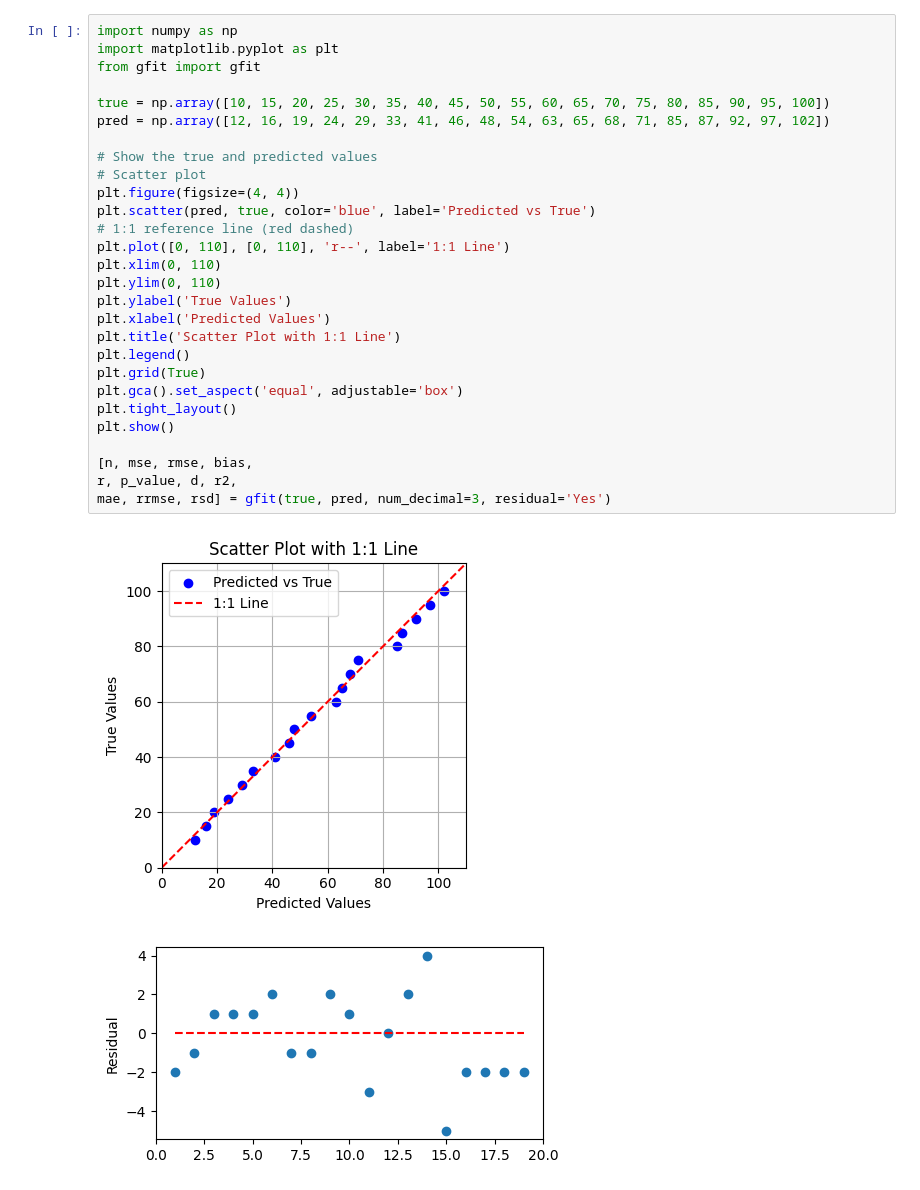
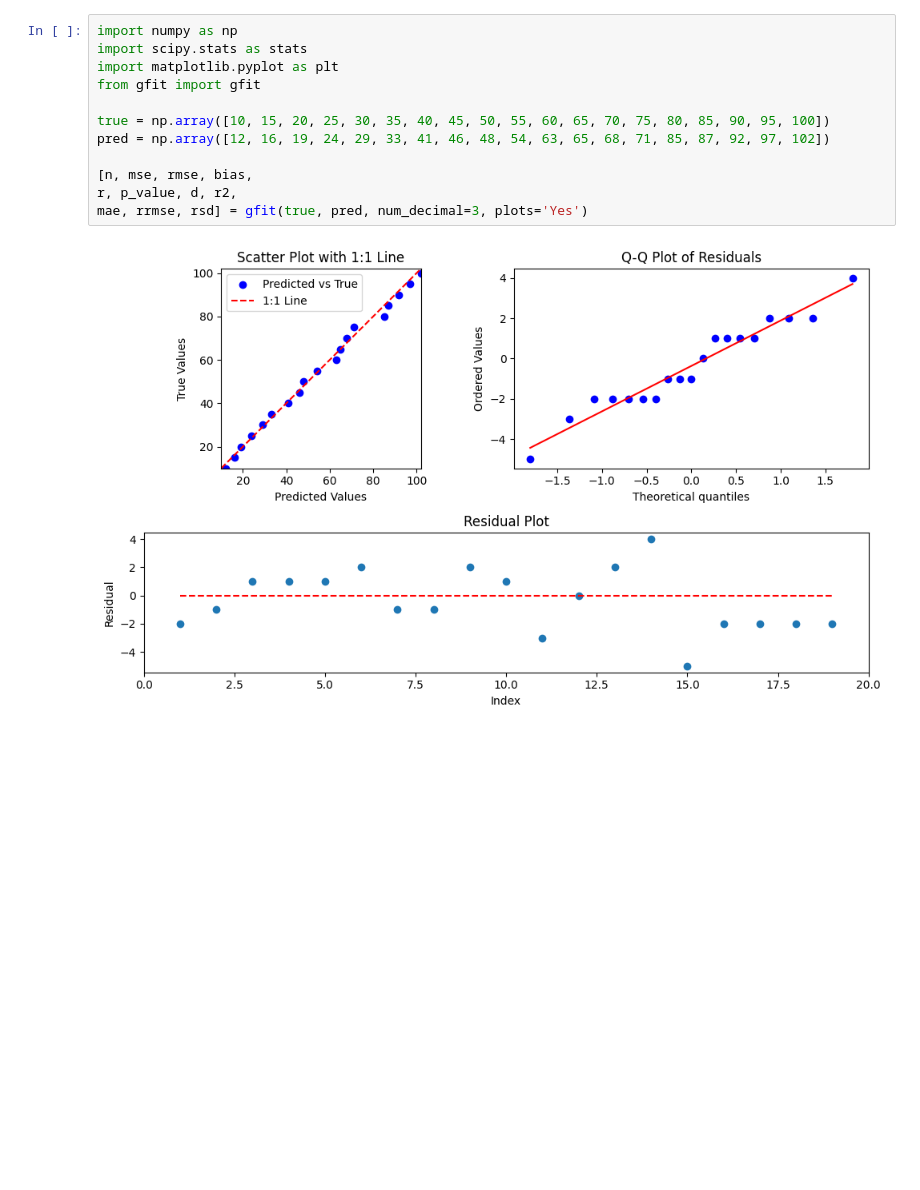
Before and after one commit to RuiGao9/GoodnessOfFitModel, a Jupyter notebook: demo_test.ipynb, the cells around one changed output. Cells and saved outputs as stored; diff of their text form; blank space fills up the shorter version.

```diff
--- a/demo_test.ipynb
+++ b/demo_test.ipynb
@@ -1,34 +1,17 @@
 # %%
 import numpy as np
+import scipy.stats as stats
 import matplotlib.pyplot as plt
 from gfit import gfit
 
 true = np.array([10, 15, 20, 25, 30, 35, 40, 45, 50, 55, 60, 65, 70, 75, 80, 85, 90, 95, 100])
 pred = np.array([12, 16, 19, 24, 29, 33, 41, 46, 48, 54, 63, 65, 68, 71, 85, 87, 92, 97, 102])
 
-# Show the true and predicted values
-# Scatter plot
-plt.figure(figsize=(4, 4))
-plt.scatter(pred, true, color='blue', label='Predicted vs True')
-# 1:1 reference line (red dashed)
-plt.plot([0, 110], [0, 110], 'r--', label='1:1 Line')
-plt.xlim(0, 110)
-plt.ylim(0, 110)
-plt.ylabel('True Values')
-plt.xlabel('Predicted Values')
-plt.title('Scatter Plot with 1:1 Line')
-plt.legend()
-plt.grid(True)
-plt.gca().set_aspect('equal', adjustable='box')
-plt.tight_layout()
-plt.show()
-
 [n, mse, rmse, bias,
 r, p_value, d, r2,
-mae, rrmse, rsd] = gfit(true, pred, num_decimal=3, residual='Yes')
+mae, rrmse, rsd] = gfit(true, pred, num_decimal=3, plots='Yes')
 # %% [output]
-[figure, old version]
+[figure, new version]
-[figure, removed]
 Number of cases: 19
 Mean square error (MSE): 4.684
 Root mean square error (RMSE): 2.164
```
Also changed, not shown: parts of 2 cells of this notebook, 1 other file.
